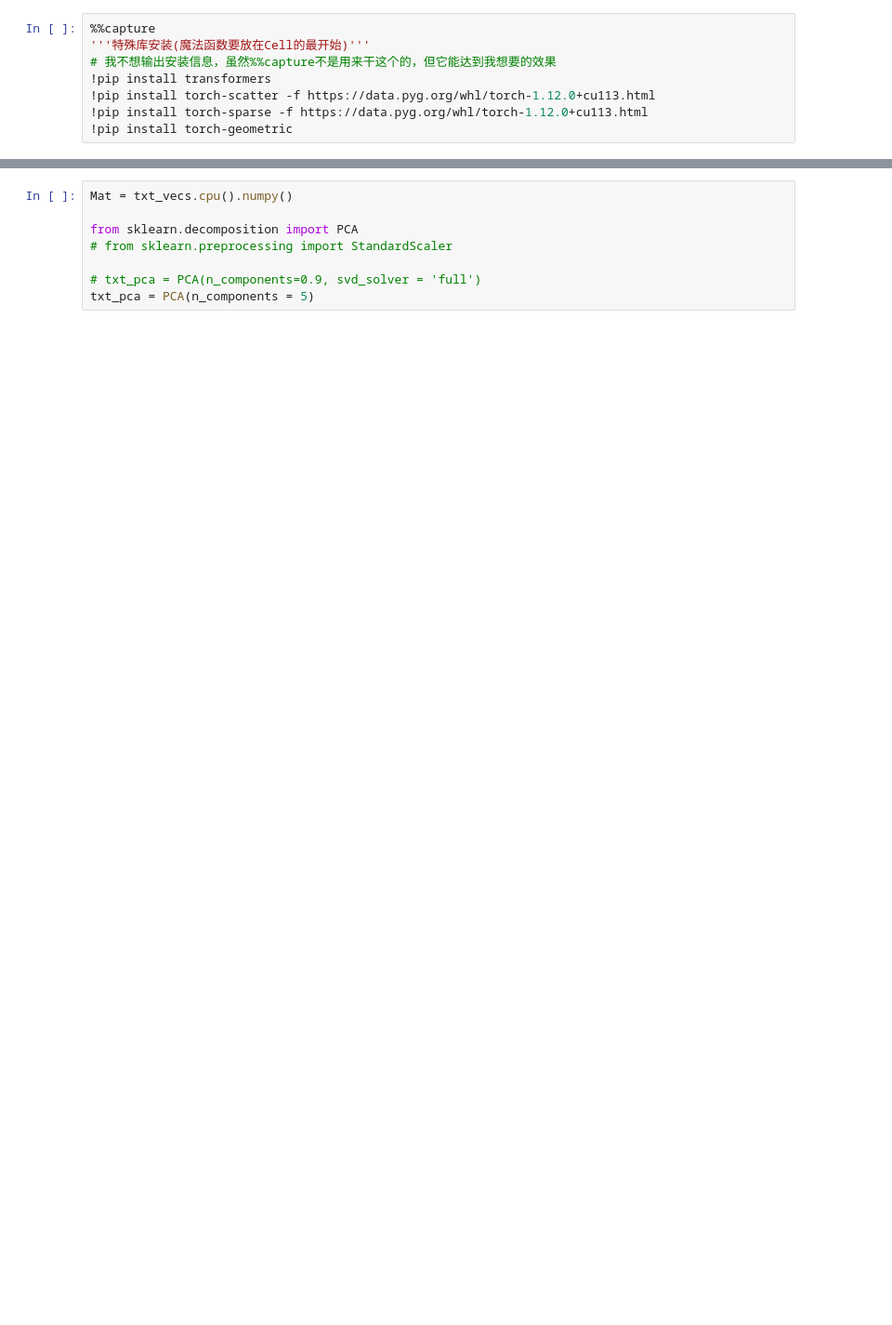
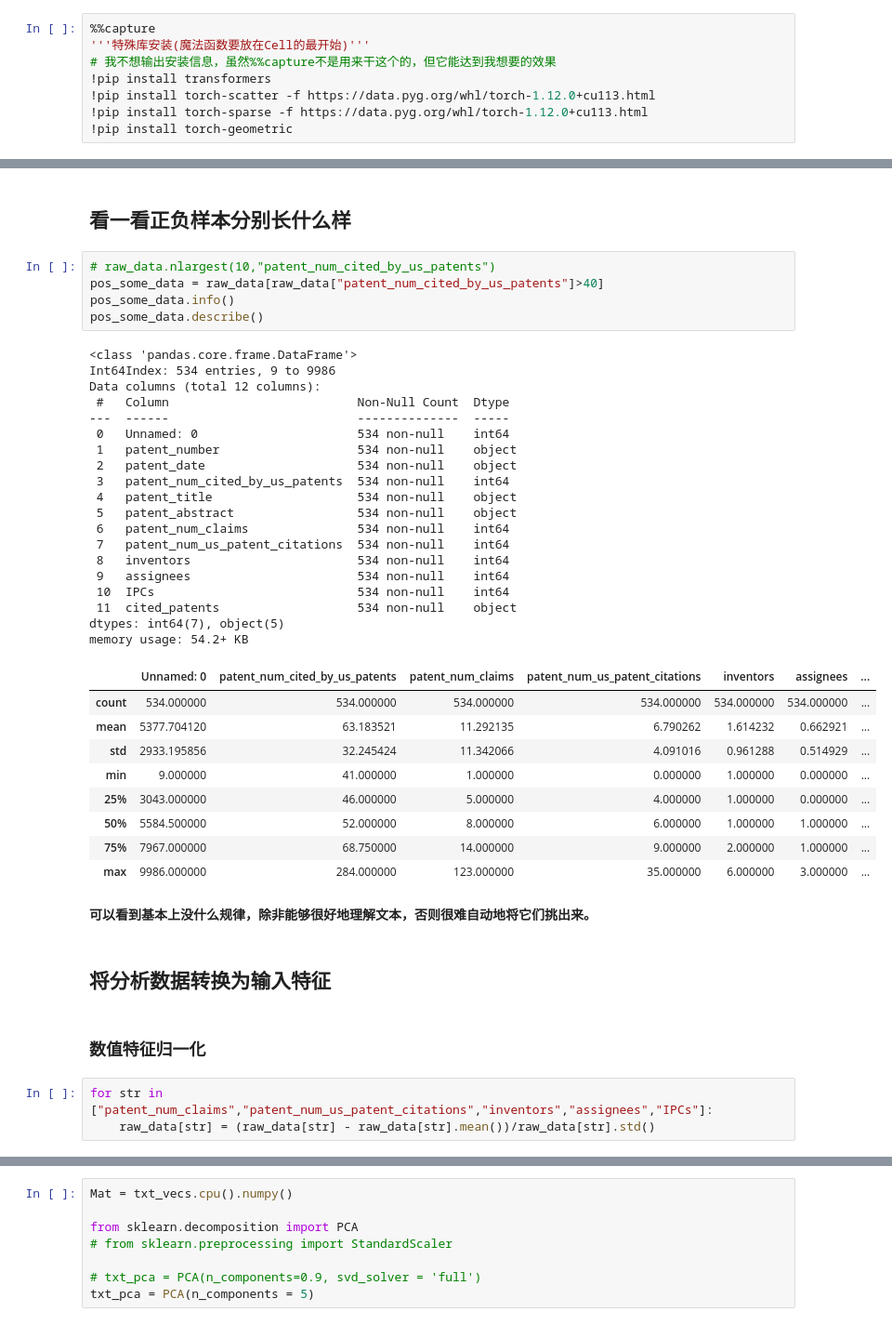
Before and after one commit to Zheng-Ao/Colab-Notebooks, a Jupyter notebook: P0_v05.ipynb, the cells around one changed output, grey strips where cells are left out. Shown at 93% size. Cells and saved outputs as stored; diff of their text form; blank space fills up the shorter version.

```diff
--- a/P0_v05.ipynb
+++ b/P0_v05.ipynb
@@ -41,0 +126,45 @@ cuda:0
+# %% [markdown]
+## 看一看正负样本分别长什么样
+# %%
+# raw_data.nlargest(10,"patent_num_cited_by_us_patents")
+pos_some_data = raw_data[raw_data["patent_num_cited_by_us_patents"]>40]
+pos_some_data.info()
+pos_some_data.describe()
+# %% [output]
+<class 'pandas.core.frame.DataFrame'>
+Int64Index: 534 entries, 9 to 9986
+Data columns (total 12 columns):
+ #   Column                          Non-Null Count  Dtype
+---  ------                          --------------  -----
+ 0   Unnamed: 0                      534 non-null    int64
+ 1   patent_number                   534 non-null    object
+ 2   patent_date                     534 non-null    object
+ 3   patent_num_cited_by_us_patents  534 non-null    int64
+ 4   patent_title                    534 non-null    object
+ 5   patent_abstract                 534 non-null    object
+ 6   patent_num_claims               534 non-null    int64
+ 7   patent_num_us_patent_citations  534 non-null    int64
+ 8   inventors                       534 non-null    int64
+ 9   assignees                       534 non-null    int64
+ 10  IPCs                            534 non-null    int64
+ 11  cited_patents                   534 non-null    object
+dtypes: int64(7), object(5)
+memory usage: 54.2+ KB
+|  | Unnamed: 0 | patent_num_cited_by_us_patents | patent_num_claims | patent_num_us_patent_citations | inventors | assignees | ... |
+| count | 534.000000 | 534.000000 | 534.000000 | 534.000000 | 534.000000 | 534.000000 | ... |
+| mean | 5377.704120 | 63.183521 | 11.292135 | 6.790262 | 1.614232 | 0.662921 | ... |
+| std | 2933.195856 | 32.245424 | 11.342066 | 4.091016 | 0.961288 | 0.514929 | ... |
+| min | 9.000000 | 41.000000 | 1.000000 | 0.000000 | 1.000000 | 0.000000 | ... |
+| 25% | 3043.000000 | 46.000000 | 5.000000 | 4.000000 | 1.000000 | 0.000000 | ... |
+| 50% | 5584.500000 | 52.000000 | 8.000000 | 6.000000 | 1.000000 | 1.000000 | ... |
+| 75% | 7967.000000 | 68.750000 | 14.000000 | 9.000000 | 2.000000 | 1.000000 | ... |
+| max | 9986.000000 | 284.000000 | 123.000000 | 35.000000 | 6.000000 | 3.000000 | ... |
+# %% [markdown]
+**可以看到基本上没什么规律，除非能够很好地理解文本，否则很难自动地将它们挑出来。**
+# %% [markdown]
+## 将分析数据转换为输入特征
+# %% [markdown]
+### 数值特征归一化
+# %%
+for str in ["patent_num_claims","patent_num_us_patent_citations","inventors","assignees","IPCs"]:
+    raw_data[str] = (raw_data[str] - raw_data[str].mean())/raw_data[str].std()
```
Also changed, not shown: parts of 34 cells of this notebook.
